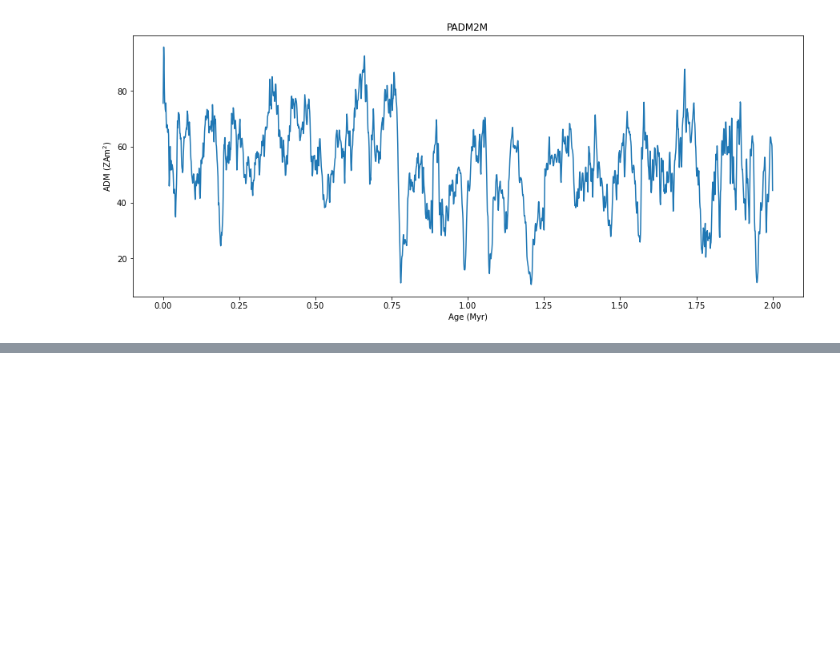
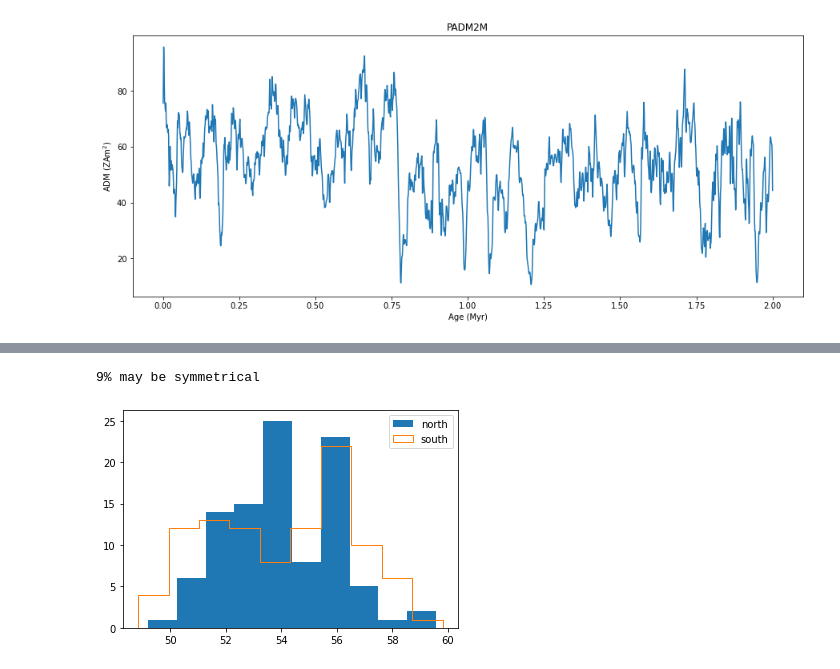
Before and after one commit to hfa2105/Golan_Heights_Analysis, a Jupyter notebook: Asefaw_GH_Analysis.ipynb, the cells around one changed output, grey strips where cells are left out. Drawn from its saved outputs; the diff is of its cells as text; code cells hidden in the pictures; blank space fills up the shorter version.

```diff
--- a/Asefaw_GH_Analysis.ipynb
+++ b/Asefaw_GH_Analysis.ipynb
@@ -543,0 +631,12 @@ Highest mse corresponds to time interval = 0.847457627118644 Kyr and mse 740.376
+# %%
+#check asymmetry
+north_pdms, south_pdms, count =check_asymmetry(sim_data5)
+
+print("{}% may be symmetrical".format(count))
+
+plt.hist(north_pdms, label= "north")
+plt.hist(south_pdms, label = "south", histtype = "step")
+plt.legend();
+# %% [output]
+9% may be symmetrical
+[figure, added]
```
Also changed, not shown: parts of 34 cells of this notebook.
